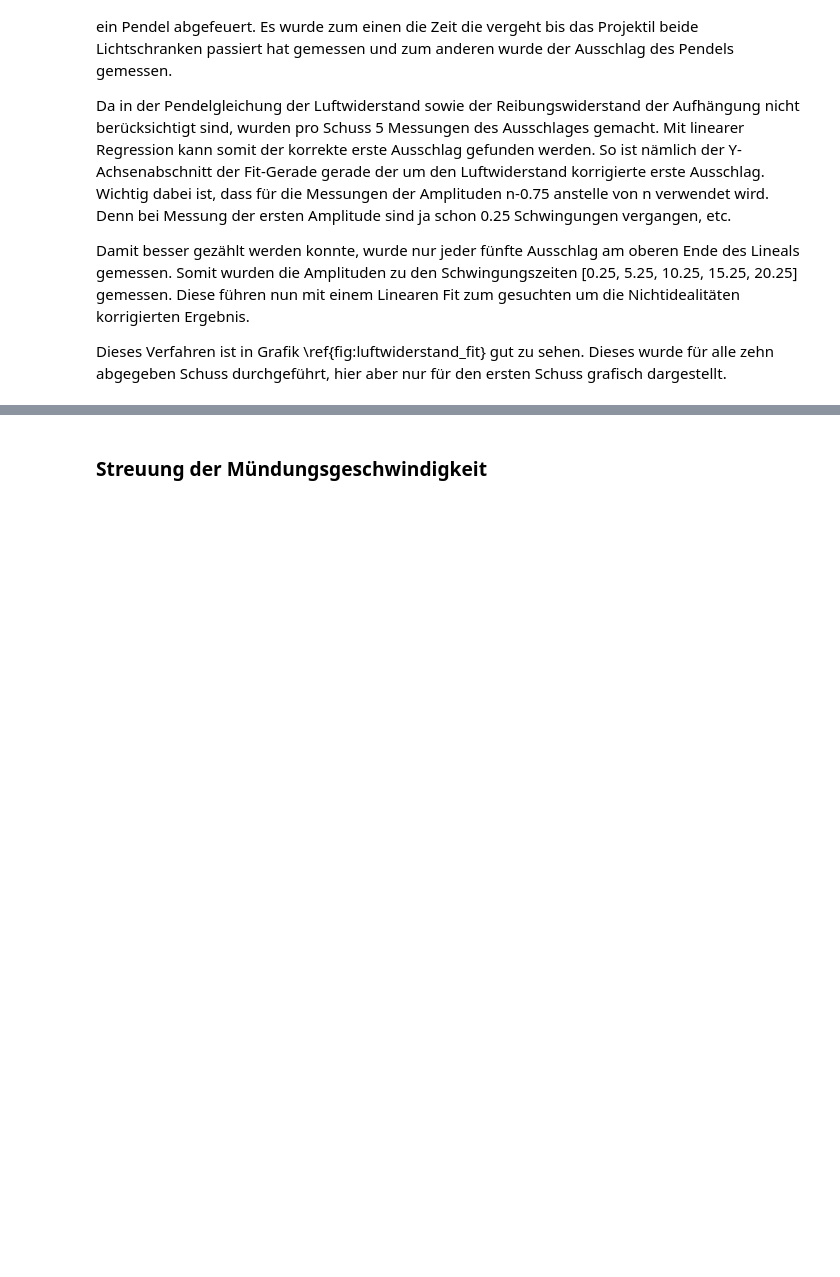
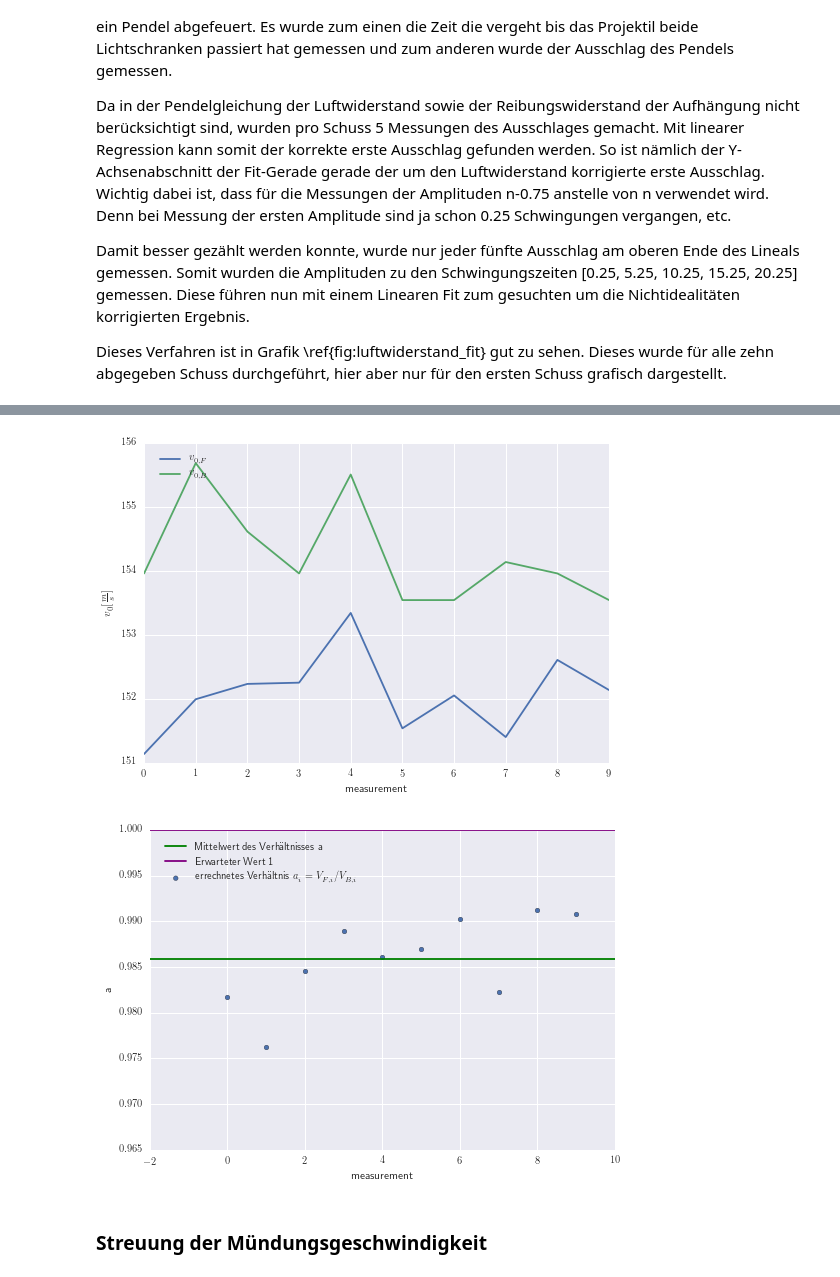
Before and after one commit to Yatekii/glal3, a Jupyter notebook: versuch2/M1.ipynb, the cells around one changed output, grey strips where cells are left out. Drawn from its saved outputs; the diff is of its cells as text; code cells hidden in the pictures; blank space fills up the shorter version.

```diff
--- a/versuch2/M1.ipynb
+++ b/versuch2/M1.ipynb
@@ -439,17 +379,32 @@ Um die Messmethoden vergleichen zu können werden alle _einzelnen_ errechneten G
 # %%
+# Luftwiderstandskorrektur single and mean calculation
+
 v1_mean = v1_df.mean()
 v1_sem = v1_df.sem()
-v1_flug_muendung = pd.Series(list(map(partial(air_resistance, v1_s + 0.2), v1_df['v_flug'])))
+v1_flug_muendung = pd.Series(list(map(partial(air_resistance, v1_s / 2), v1_df['v_flug'])))
 v1_ballistic_muendung = pd.Series(list(map(partial(air_resistance, v1_sb1), v1_df['v_ballistic'])))
 v1_a = v1_flug_muendung / v1_ballistic_muendung
 v1_a_mean = np.mean(v1_a)
 v1_a_sem = stats.sem(v1_a)
 v1_df['a'] = v1_a
 v1_df['v_flug_muendung'] = v1_flug_muendung
+v1_df['v_ballistic_muendung'] = v1_ballistic_muendung
+
+ax = v1_df.plot(x='measurement', y='v_flug_muendung', label='$v_{0,F}$')
+plt.plot(v1_df['measurement'], v1_df['v_ballistic_muendung'], axes=ax, label='$v_{0,B}$')
+plt.ylabel('$v_0 [\\frac{m}{s}]$')
+plt.legend(bbox_to_anchor=(0.02, 0.98), loc=2, borderaxespad=0.2)
+plt.close(ax.figure)
+
+figure = PrettyFigure(ax.figure, label='fig:laufzeiten_luft_v_balllistisch_mean', caption='Die mittleren Geschwindigkeiten errechnet mit der Flugzeit- und der ballistischen Methode an Mündung im Vergleich.')
+figure.show()
 
 ax = v1_df.plot(kind='scatter', x='measurement', y='a', label='errechnetes Verhältnis $a_i = V_{F,i}/V_{B,i}$')
 plt.axhline(y=v1_a_mean, axes=ax, label='Mittelwert des Verhältnisses a', color='green')
 plt.axhline(y=1, axes=ax, label='Erwarteter Wert 1', color='purple')
 plt.legend(bbox_to_anchor=(0.02, 0.98), loc=2, borderaxespad=0.2)
-plt.show()
+plt.close(ax.figure)
+
+figure = PrettyFigure(ax.figure, label='fig:laufzeiten_luft_v_balllistisch_mean_ratio', caption='Die mittleren Geschwindigkeiten errechnet mit der Flugzeit- und der ballistischen Methode an Mündung im Verhältnis dargestellt und ihr erwarteter Wert von 1 zum Vergleich.')
+figure.show()
 # %% [output]
@@ -457,3 +411,5 @@ plt.show()
+[figure, added]
+[figure, added]
 # %% [markdown]
 ### Streuung der Mündungsgeschwindigkeit
 # %%
```
Also changed, not shown: parts of 14 cells of this notebook, 15 other files.
